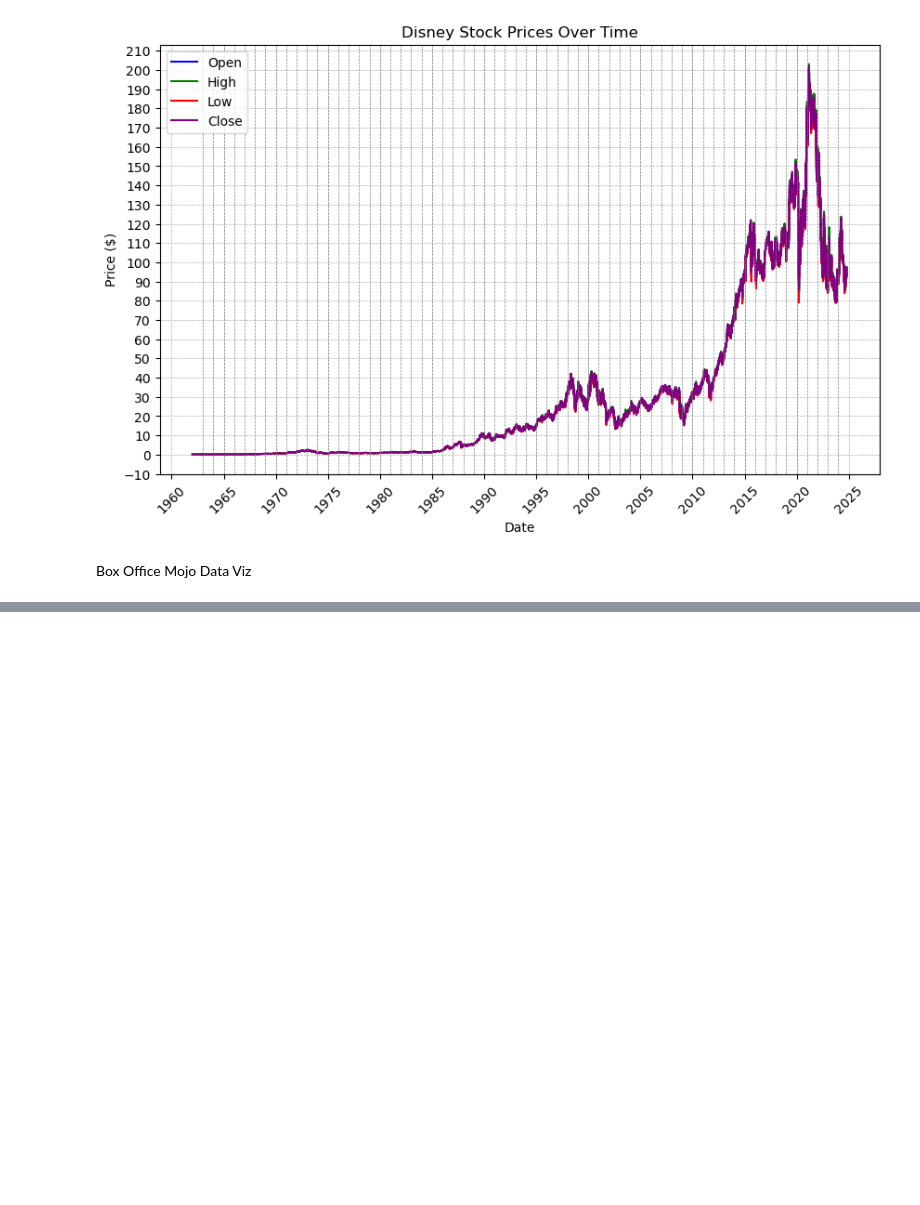
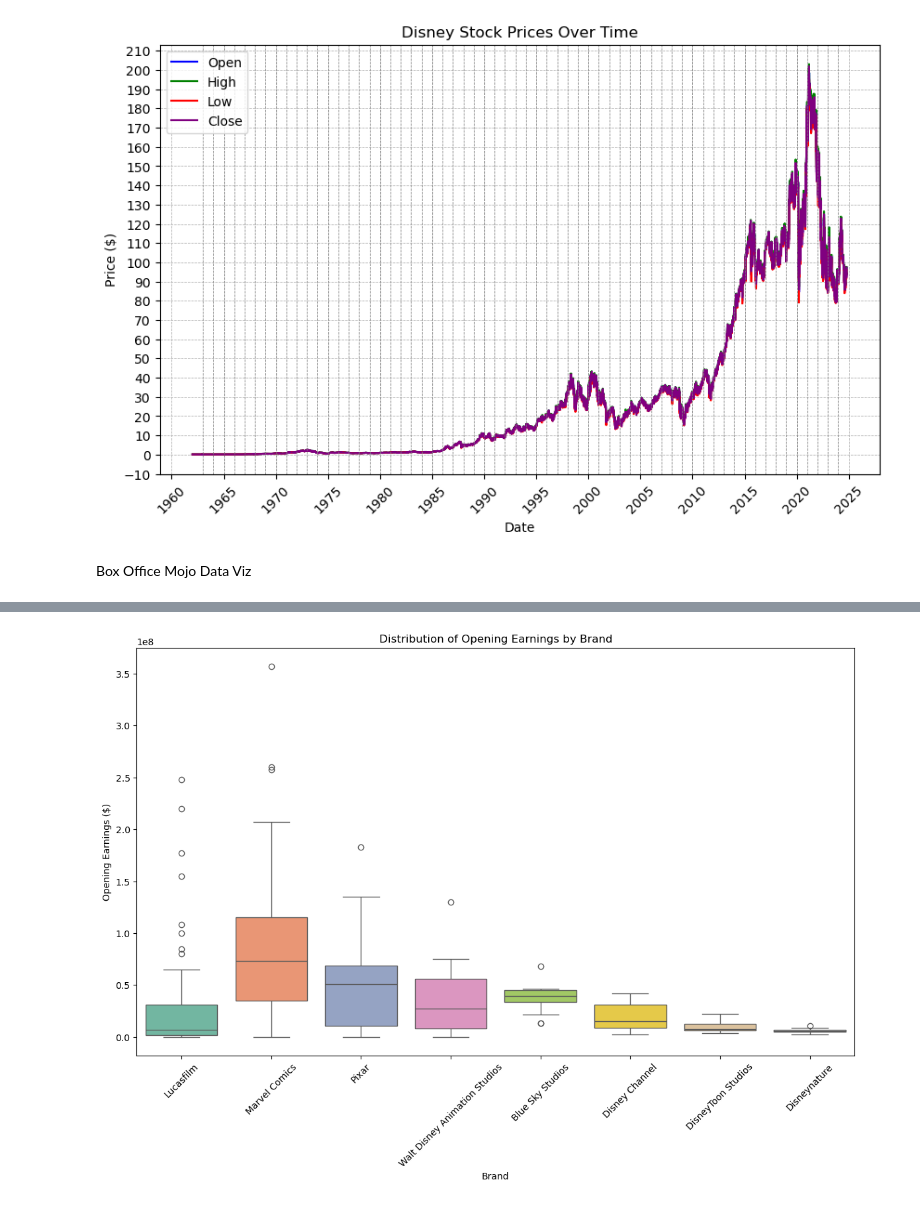
Before and after one commit to KimmyBeeW/Disney-Web-Scraping, a Jupyter notebook: vizualization.ipynb, the cells around one changed output, grey strips where cells are left out. Cells and saved outputs as stored; diff of their text form; code cells hidden in the pictures; blank space fills up the shorter version.

```diff
--- a/vizualization.ipynb
+++ b/vizualization.ipynb
@@ -86,0 +134,11 @@ Box Office Mojo Data Viz
+# %%
+df = movies.copy()
+df['Opening Earnings'] = df['Opening Earnings'].replace('[$,]', '', regex=True).replace('-', '0').astype(float)
+plt.figure(figsize=(14, 8))
+sns.boxplot(data=df, x='Brand', y='Opening Earnings', palette="Set2", hue='Brand')
+plt.xticks(rotation=45)
+plt.title("Distribution of Opening Earnings by Brand")
+plt.ylabel("Opening Earnings ($)")
+plt.show()
+# %% [output]
+[figure, added]
```
Also changed, not shown: parts of 8 cells of this notebook.
